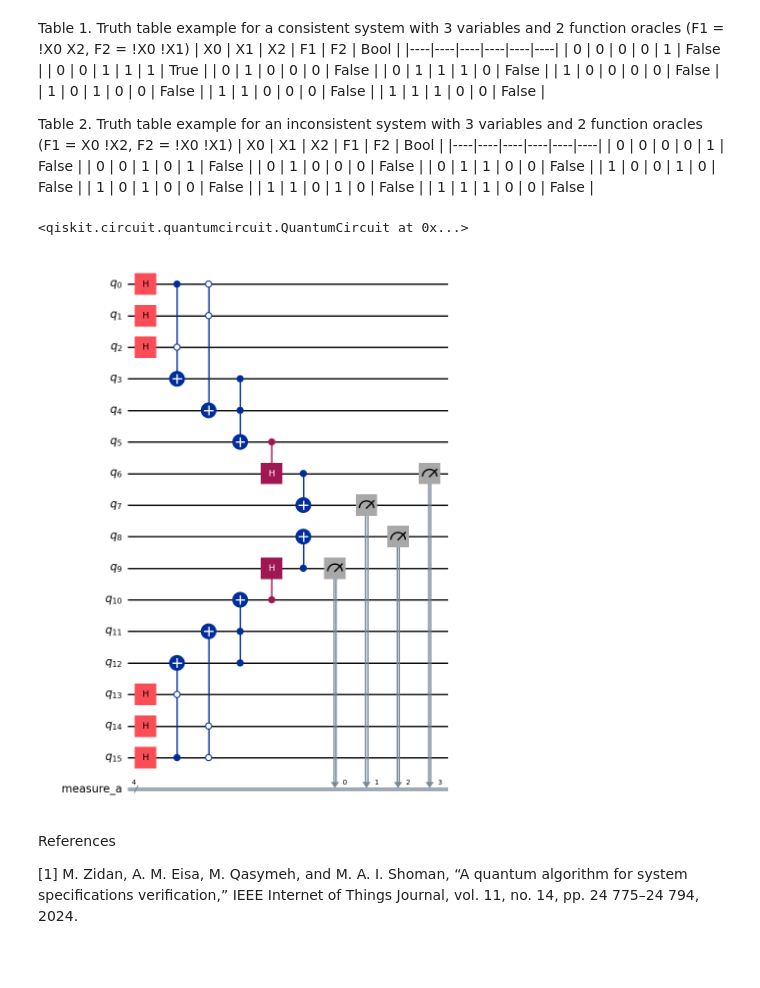
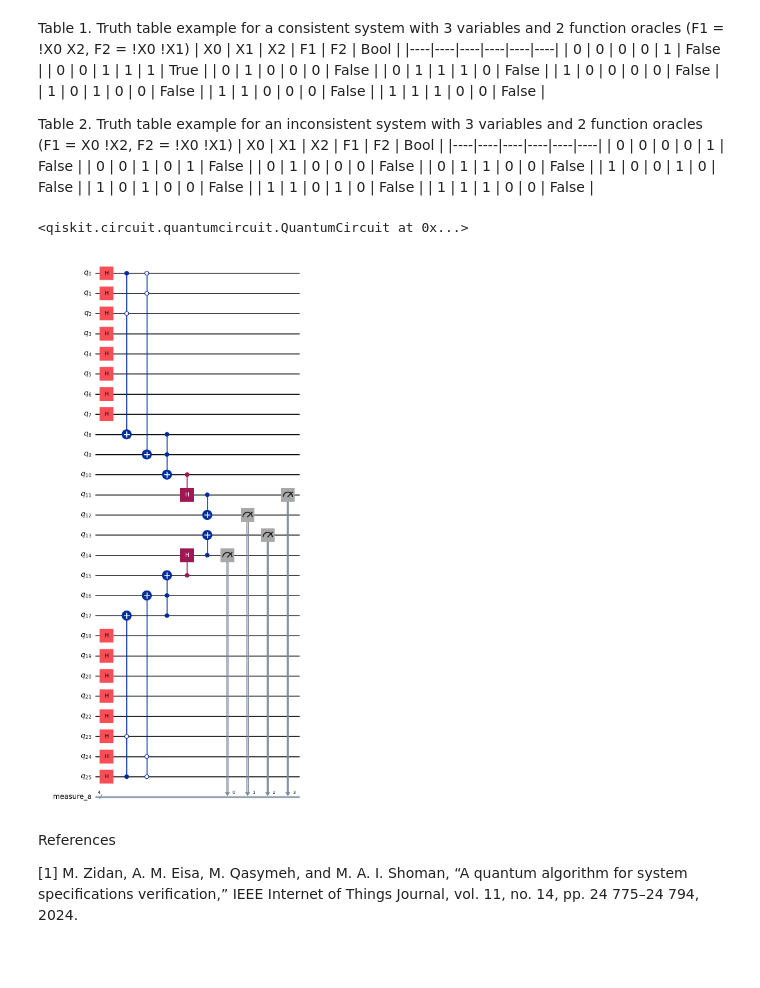
Before and after one commit to k-erlikh/Quantum-System-Specification-Checker, a Jupyter notebook: src/quantum_check.ipynb, the cells around one changed output. Saved outputs shown, nothing was run; the diff lists cells and outputs as text; code cells hidden in the pictures.

```diff
--- a/src/quantum_check.ipynb
+++ b/src/quantum_check.ipynb
@@ -33,7 +33,7 @@ Table 2. Truth table example for an inconsistent system with 3 variables and 2 f
 #Table 1 representation
 consistent_system = {
     "terms" : ["0x1", "00x"],
-    "var_count" : 3,
+    "var_count" : 8,
     "function_count" : 2
 }
 
@@ -125,11 +125,11 @@ def mirror_circuit(qc_original: QuantumCircuit) -> QuantumCircuit:
 
     return qc_final
 # %%
-def measure_aux(qc_final: QuantumCircuit, function_count: int) -> QuantumCircuit:
-    a11 = qc_final.qregs[0][function_count + 4]
-    a12 = qc_final.qregs[0][function_count + 5]
-    a21 = qc_final.qregs[0][function_count + 6]
-    a22 = qc_final.qregs[0][function_count + 7]
+def measure_aux(qc_final: QuantumCircuit, function_count: int, var_count: int) -> QuantumCircuit:
+    a11 = qc_final.qregs[0][function_count + var_count + 1]
+    a12 = qc_final.qregs[0][function_count + var_count + 2]
+    a21 = qc_final.qregs[0][function_count + var_count + 3]
+    a22 = qc_final.qregs[0][function_count + var_count + 4]
 
     qc_final.cx(a11, a12)
     qc_final.cx(a22, a21)
@@ -145,18 +145,18 @@ def measure_aux(qc_final: QuantumCircuit, function_count: int) -> QuantumCircuit
 # %%
 #Follow through of all steps in correct order
 
 circuit = init__original_circuit(consistent_system.get("var_count"),consistent_system.get("function_count"))
 
 apply_oracles(circuit, consistent_system.get("terms"), consistent_system.get("function_count"))
 
 apply_aux_hadamard(circuit, consistent_system.get("function_count"))
 
 final_circuit = mirror_circuit(circuit)
 
-measure_aux(final_circuit, consistent_system.get("function_count"))
+measure_aux(final_circuit, consistent_system.get("function_count"), consistent_system.get("var_count"))
 # %% [output]
 <qiskit.circuit.quantumcircuit.QuantumCircuit at 0x...>
-[figure, old version]
+[figure, new version]
 # %% [markdown]
 References
 
```
